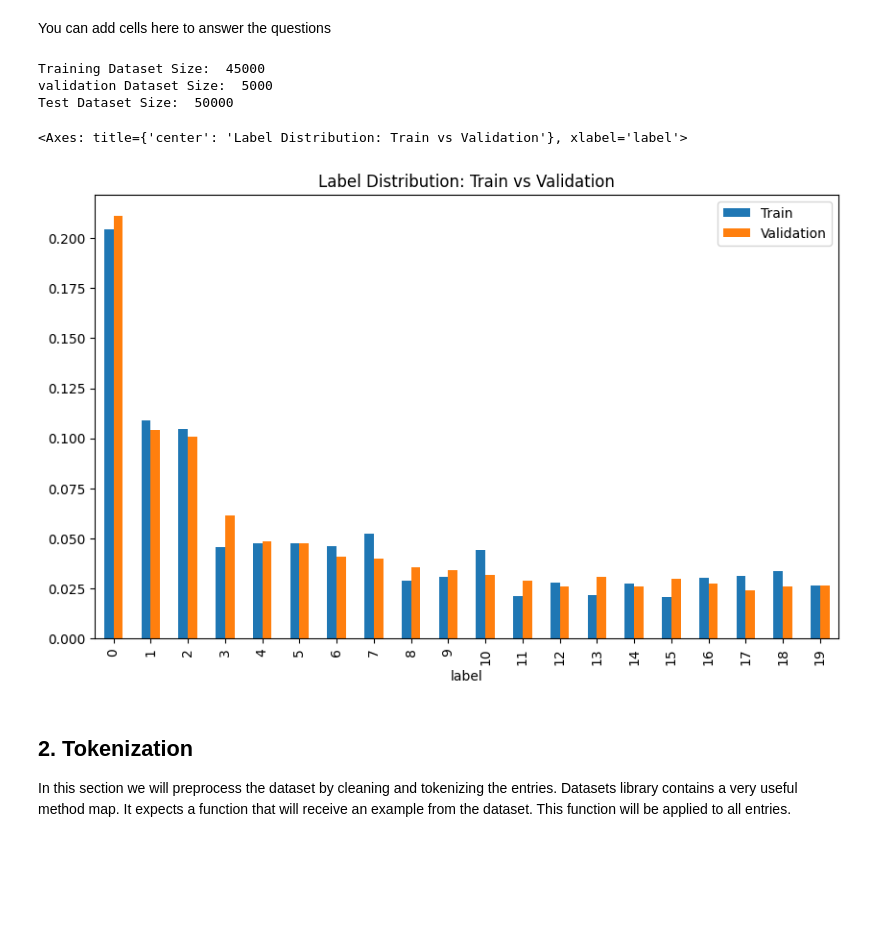
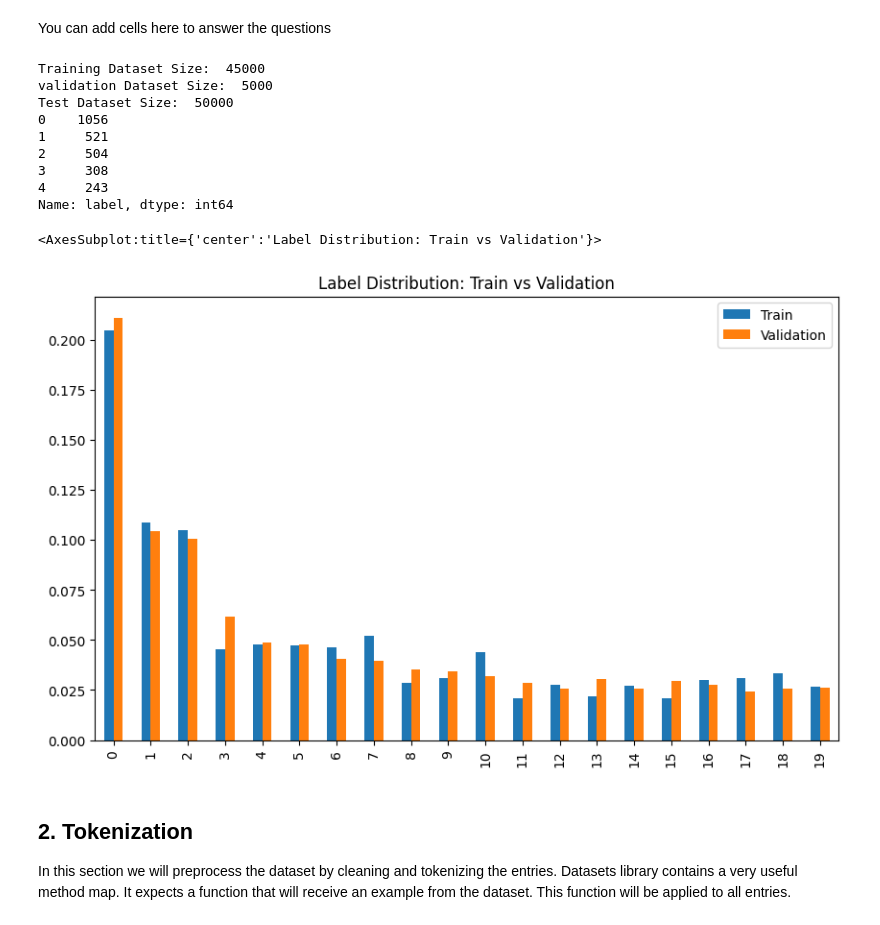
Before and after one commit to t3i8m/nlp_labs, a Jupyter notebook: lab1_empty.ipynb, the cells around one changed output. Saved outputs shown, nothing was run; the diff lists cells and outputs as text; code cells hidden in the pictures; blank space fills up the shorter version.

```diff
--- a/lab1_empty.ipynb
+++ b/lab1_empty.ipynb
@@ -269,26 +269,40 @@ You can add cells here to answer the questions
 # %%
 df_train = pd.DataFrame(tweet_ds['train'])
 df_validation = pd.DataFrame(tweet_ds['validation'])
 df_test = pd.DataFrame(tweet_ds['test'])
+
+# 1. (1p) What is the size of the training, test and validation datasets?
 print("Training Dataset Size: ", df_train.shape[0])
 print("validation Dataset Size: ", df_validation.shape[0])
 print("Test Dataset Size: ", df_test.shape[0])
 
+# 2. (1p) What are the top 5 most frequent emojis in the validation dataset?
+print(df_validation['label'].value_counts()[:5])
+
+# 3. (1p) Compare the distributions of labels (emojis) between training and validation datasets.
 train_counts = df_train['label'].value_counts(normalize=True).sort_index()
 val_counts = df_validation['label'].value_counts(normalize=True).sort_index()
 
 dist_df = pd.DataFrame({
-    'Train': train_counts/df_trainsize,
-    'Validation': val_counts/df_validationsize
+    'Train': train_counts,
+    'Validation': val_counts
 })
 
 dist_df.plot.bar(title='Label Distribution: Train vs Validation', figsize=(10, 6))
+
+# 4. (1p) How many examples with the "fire" emoji are in the training dataset?
 # %% [output]
 Training Dataset Size:  45000
 validation Dataset Size:  5000
 Test Dataset Size:  50000
+0    1056
+1     521
+2     504
+3     308
+4     243
+Name: label, dtype: int64
-<Axes: title={'center': 'Label Distribution: Train vs Validation'}, xlabel='label'>
+<AxesSubplot:title={'center':'Label Distribution: Train vs Validation'}>
-[figure, old version]
+[figure, new version]
 # %% [markdown]
 ## 2. Tokenization
 
```
Also changed, not shown: parts of 14 cells of this notebook.
